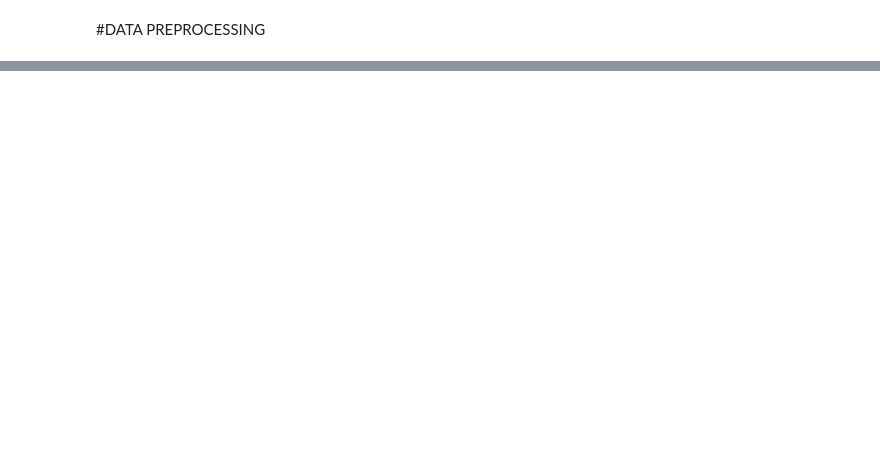
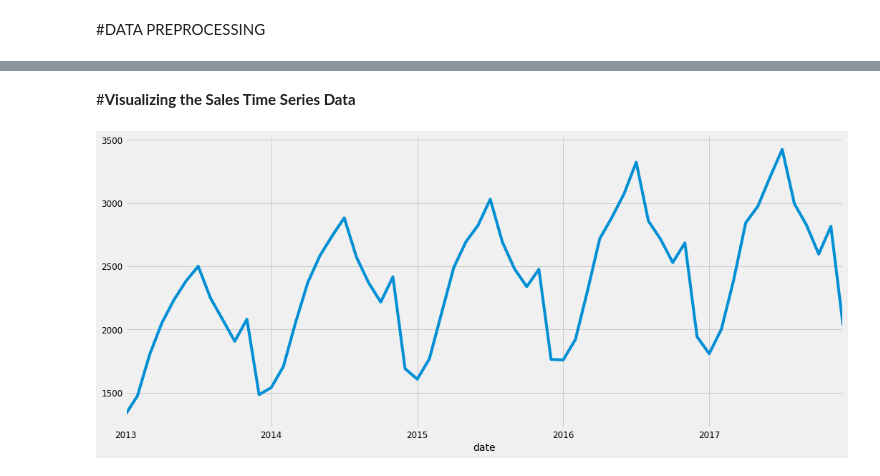
Before and after one commit to Albert8754/TCS-iON-Forecasting-System---Project-Demand-of-Products-at-a-Retail-Outlet-Based-on-Historical-Data, a Jupyter notebook: Forecating_System.ipynb, the cells around one changed output, grey strips where cells are left out. Saved outputs shown, nothing was run; the diff lists cells and outputs as text; code cells hidden in the pictures; blank space fills up the shorter version.

```diff
--- a/Forecating_System.ipynb
+++ b/Forecating_System.ipynb
@@ -68,0 +258,4 @@ dtype: object
+# %%
+#here we are taking only date and sales
+store1 = store1[['date','sales']]
+store1.head()
@@ -68,0 +269,4 @@ dtype: object
+# %%
+store1 = store1.sort_values('date')
+store1 = store1.groupby('date')['sales'].sum().reset_index()
+store1.head()
@@ -68,0 +280,3 @@ dtype: object
+# %%
+store1 = store1.set_index('date')
+store1.head()
@@ -68,0 +291,5 @@ dtype: object
+# %%
+import datetime
+store1.index = pd.to_datetime(store1.index, errors='coerce')
+store1.replace(np.NaN, pd.NaT)
+monthly = store1['sales'].resample('MS').mean()
@@ -68,0 +316,7 @@ dtype: object
+# %% [markdown]
+#**Visualizing the Sales Time Series Data**
+# %%
+monthly.plot(figsize = (16, 7))
+plt.show()
+# %% [output]
+[figure, added]
```
Also changed, not shown: parts of 59 cells of this notebook.
